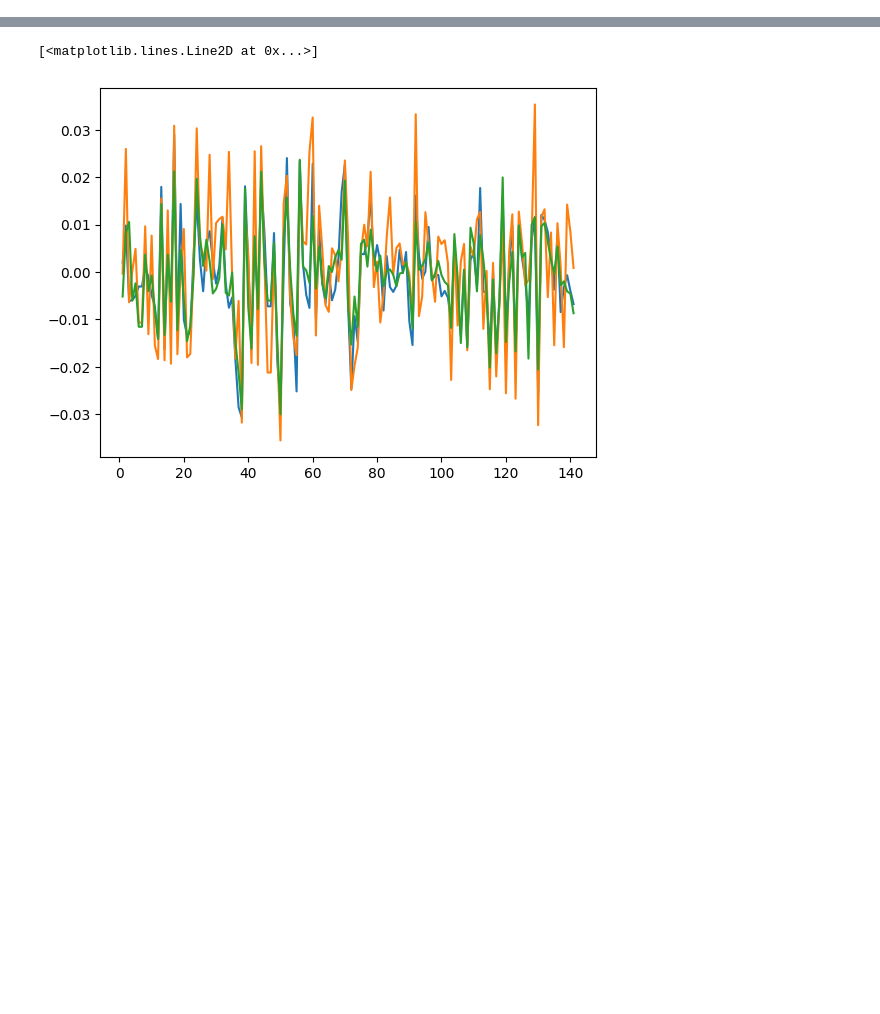
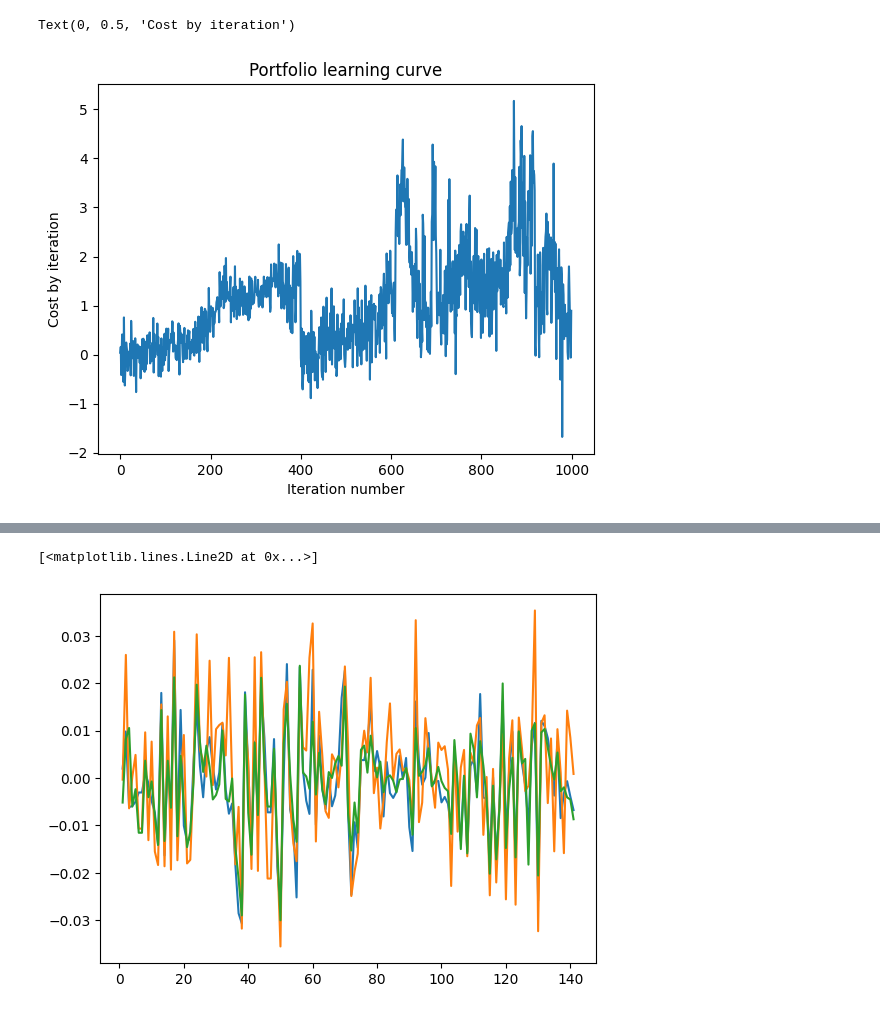
Before and after one commit to Matteus1904/portfolio_opt_regelum, a Jupyter notebook: experiments.ipynb, the cells around one changed output, grey strips where cells are left out. Saved outputs shown, nothing was run; the diff lists cells and outputs as text; code cells hidden in the pictures; blank space fills up the shorter version.

```diff
--- a/experiments.ipynb
+++ b/experiments.ipynb
@@ -3,3 +3,25 @@ import pandas as pd
 import matplotlib.pyplot as plt
 import numpy as np
 from scipy.stats import ttest_ind
+# %%
+def learning_curve():
+    curve_portfolio = []
+    curve_market = []
+    for i in range(1, 2001):
+
+        value = pd.read_hdf(f'regelum_data/outputs/2024-04-18/01-25-13/0/.callbacks/ValueCallback/Total_Objectives_in_iteration_{str(i).zfill(5)}.h5')
+        if (i - 1)% 20 < 10:
+            curve_portfolio.append(np.mean(value.objective))
+        else:
+            curve_market.append(np.mean(value.objective))
+    return curve_portfolio, curve_market
+# %%
+port, market = learning_curve()
+# %%
+plt.plot(port)
+plt.xlabel('Iteration number')
+plt.title('Portfolio learning curve')
+plt.ylabel('Cost by iteration')
+# %% [output]
+Text(0, 0.5, 'Cost by iteration')
+[figure, added]
```
Also changed, not shown: parts of 9 cells of this notebook, 14 other files.
